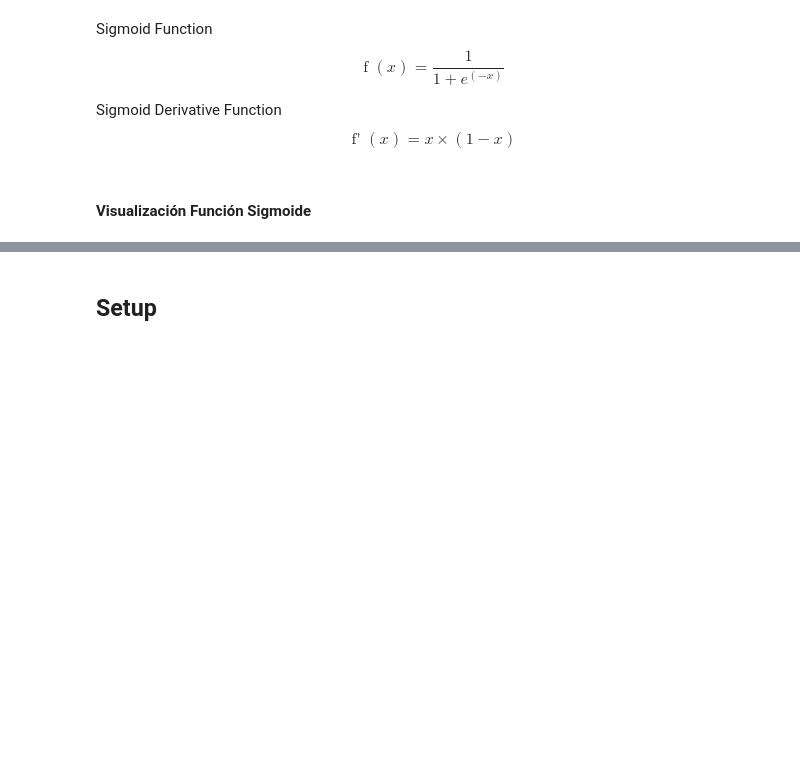
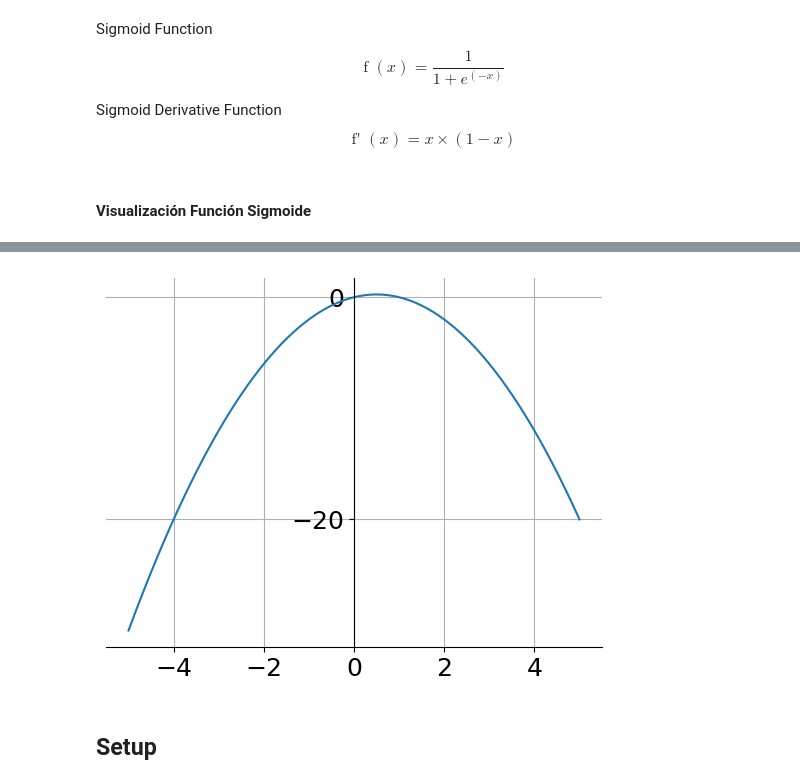
Before and after one commit to IgnacioPardo/SNN, a Jupyter notebook: SNN.ipynb, the cells around one changed output, grey strips where cells are left out. Drawn from its saved outputs; the diff is of its cells as text; code cells hidden in the pictures; blank space fills up the shorter version.

```diff
--- a/SNN.ipynb
+++ b/SNN.ipynb
@@ -63,3 +63,23 @@ plt.grid()
+# %%
+x = np.linspace(-5, 5, 100)
+y = sigmoid_derivative(x)
+fig = plt.figure()
+ax = fig.add_subplot(1, 1, 1)
+
+# Move left y-axis and bottim x-axis to centre, passing through (0,0)
+ax.spines["left"].set_position("center")
+
+# Eliminate upper and right axes
+ax.spines["right"].set_color("none")
+ax.spines["top"].set_color("none")
+
+plt.plot(x, y)
+plt.locator_params(axis="y", nbins=3)
+plt.yticks(fontsize=18)
+plt.xticks(fontsize=18)
+plt.grid()
+# %% [output]
+[figure, added]
 # %% [markdown]
 ## Setup
 # %% [markdown]
```
Also changed, not shown: parts of 16 cells of this notebook.
